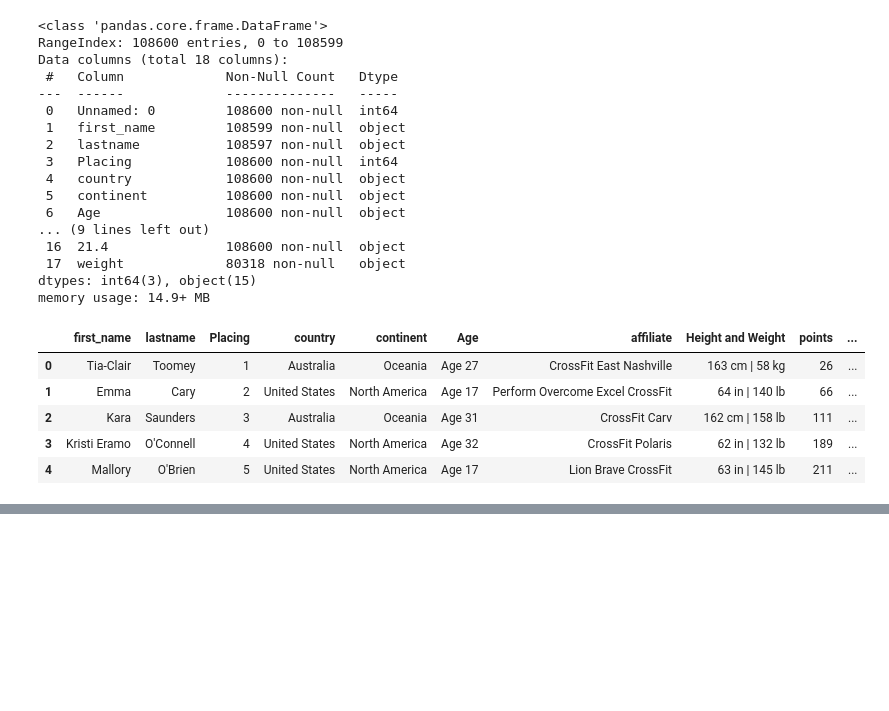
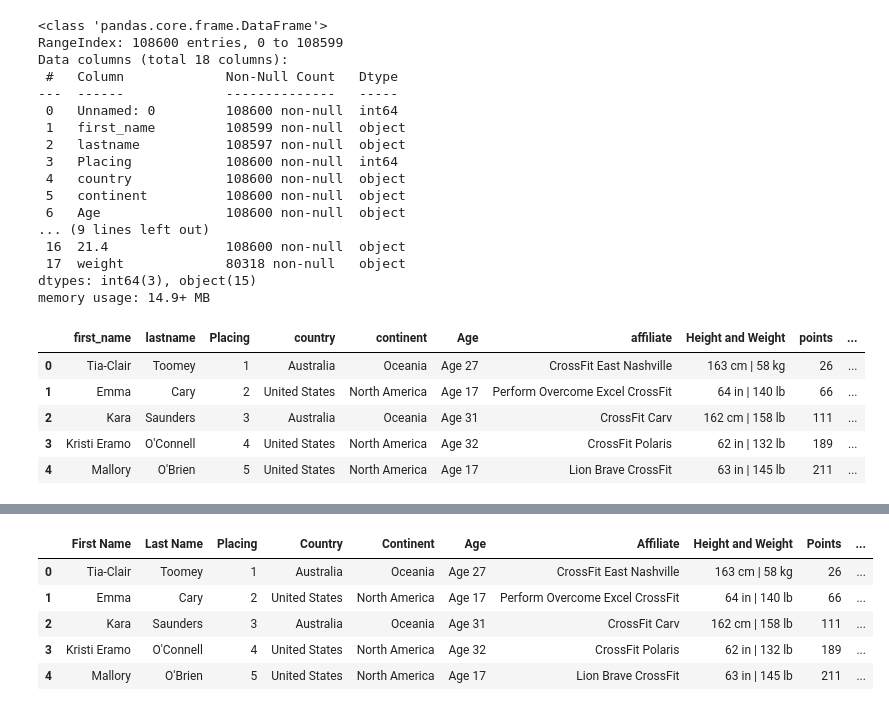
Before and after one commit to ColonShort/Team-Alpha-Dawg, a Jupyter notebook: Cross Fit.ipynb, the cells around one changed output, grey strips where cells are left out. Saved outputs shown, nothing was run; the diff lists cells and outputs as text; code cells hidden in the pictures; blank space fills up the shorter version.

```diff
--- a/Cross Fit.ipynb
+++ b/Cross Fit.ipynb
@@ -60,3 +60,6 @@ crossfitDF.head()
 | 2 | Kara | Saunders | 3 | Australia | Oceania | Age 31 | CrossFit Carv | 162 cm | 158 lb | 111 | ... |
 | 3 | Kristi Eramo | O'Connell | 4 | United States | North America | Age 32 | CrossFit Polaris | 62 in | 132 lb | 189 | ... |
 | 4 | Mallory | O'Brien | 5 | United States | North America | Age 17 | Lion Brave CrossFit | 63 in | 145 lb | 211 | ... |
+# %%
+crossfitDF[['Height', 'Weight']] = crossfitDF['Height and Weight'].str.split("|", expand = True)
+crossfitDF.head()
@@ -62,0 +73,23 @@ crossfitDF.head()
+# %%
+#del crossfitDF['Height and Weight']
+
+crossfitDF.rename(columns={
+    'first_name': 'First Name',
+    'lastname': 'Last Name',
+    'country': 'Country',
+    'continent': 'Continent',
+    'affiliate': 'Affiliate',
+    'points': 'Points',
+    '21.1 time': '21.1 Reps',
+    '21.2 time': '21.2 Reps',
+    '21.3 time': '21.3 Reps',
+    'weight': 'Weight Lifted'
+}, inplace=True)
+crossfitDF.head()
+# %% [output]
+|  | First Name | Last Name | Placing | Country | Continent | Age | Affiliate | Height and Weight | Points | ... |
+| 0 | Tia-Clair | Toomey | 1 | Australia | Oceania | Age 27 | CrossFit East Nashville | 163 cm | 58 kg | 26 | ... |
+| 1 | Emma | Cary | 2 | United States | North America | Age 17 | Perform Overcome Excel CrossFit | 64 in | 140 lb | 66 | ... |
+| 2 | Kara | Saunders | 3 | Australia | Oceania | Age 31 | CrossFit Carv | 162 cm | 158 lb | 111 | ... |
+| 3 | Kristi Eramo | O'Connell | 4 | United States | North America | Age 32 | CrossFit Polaris | 62 in | 132 lb | 189 | ... |
+| 4 | Mallory | O'Brien | 5 | United States | North America | Age 17 | Lion Brave CrossFit | 63 in | 145 lb | 211 | ... |
```
Also changed, not shown: parts of 4 cells of this notebook.
